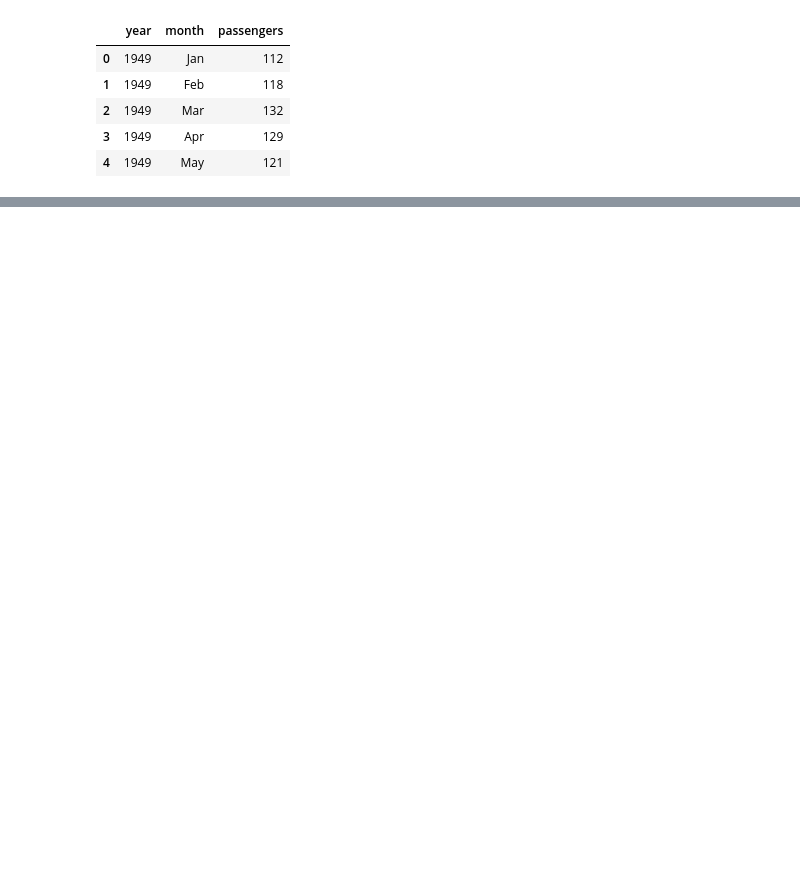
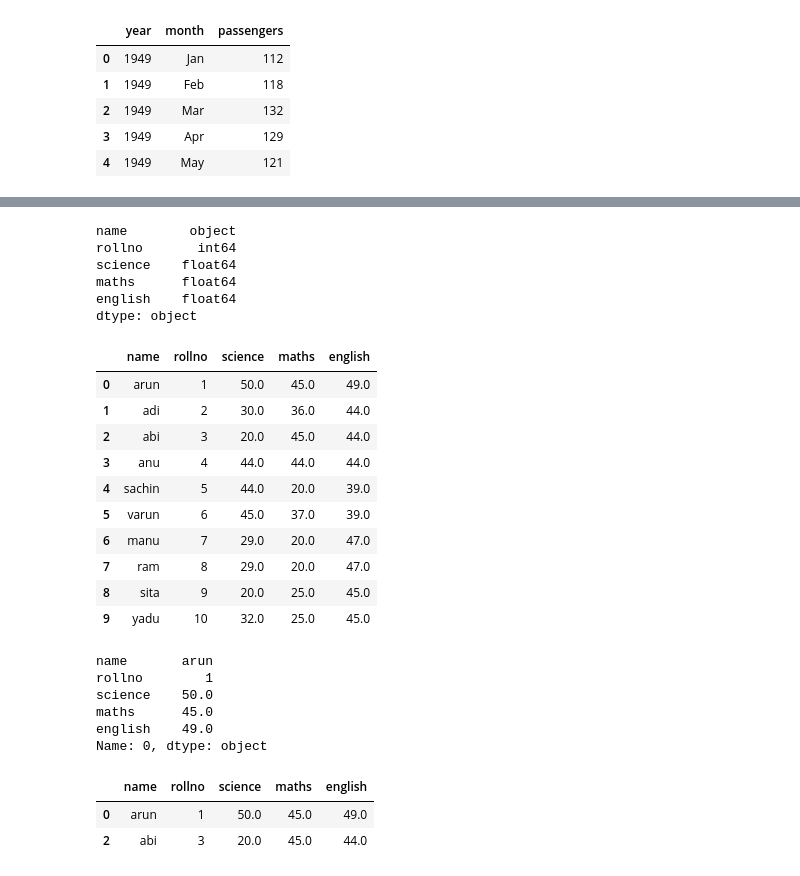
Before and after one commit to thushiin/python, a Jupyter notebook: matplot.ipynb, the cells around one changed output, grey strips where cells are left out. Drawn from its saved outputs; the diff is of its cells as text; code cells hidden in the pictures; blank space fills up the shorter version.

```diff
--- a/matplot.ipynb
+++ b/matplot.ipynb
@@ -872,0 +1218,3 @@ sns.
+# %%
+s['rollno']=s['rollno'].fillna(5)
+s['rollno']
@@ -872,0 +1233,41 @@ sns.
+# %%
+s['rollno']=s['rollno'].astype(int)
+s.dtypes
+# %% [output]
+name        object
+rollno       int64
+science    float64
+maths      float64
+english    float64
+dtype: object
+# %%
+s=s.bfill()
+s
+# %% [output]
+|  | name | rollno | science | maths | english |
+| 0 | arun | 1 | 50.0 | 45.0 | 49.0 |
+| 1 | adi | 2 | 30.0 | 36.0 | 44.0 |
+| 2 | abi | 3 | 20.0 | 45.0 | 44.0 |
+| 3 | anu | 4 | 44.0 | 44.0 | 44.0 |
+| 4 | sachin | 5 | 44.0 | 20.0 | 39.0 |
+| 5 | varun | 6 | 45.0 | 37.0 | 39.0 |
+| 6 | manu | 7 | 29.0 | 20.0 | 47.0 |
+| 7 | ram | 8 | 29.0 | 20.0 | 47.0 |
+| 8 | sita | 9 | 20.0 | 25.0 | 45.0 |
+| 9 | yadu | 10 | 32.0 | 25.0 | 45.0 |
+# %%
+s['maths'].idxmax()
+s.loc[0]
+# %% [output]
+name       arun
+rollno        1
+science    50.0
+maths      45.0
+english    49.0
+Name: 0, dtype: object
+# %%
+s[s['maths']==s['maths'].max()]
+# %% [output]
+|  | name | rollno | science | maths | english |
+| 0 | arun | 1 | 50.0 | 45.0 | 49.0 |
+| 2 | abi | 3 | 20.0 | 45.0 | 44.0 |
```
Also changed, not shown: parts of 36 cells of this notebook.
